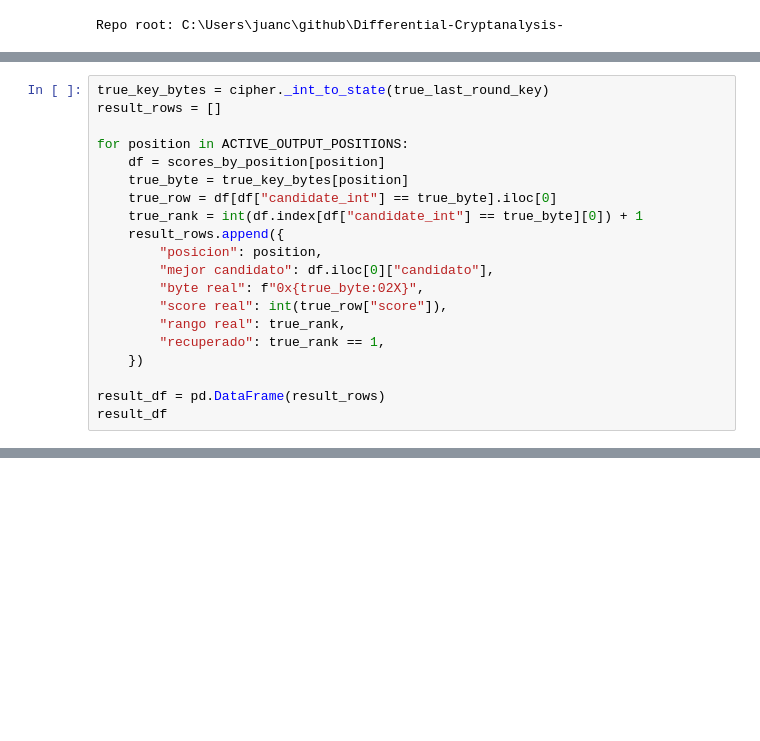
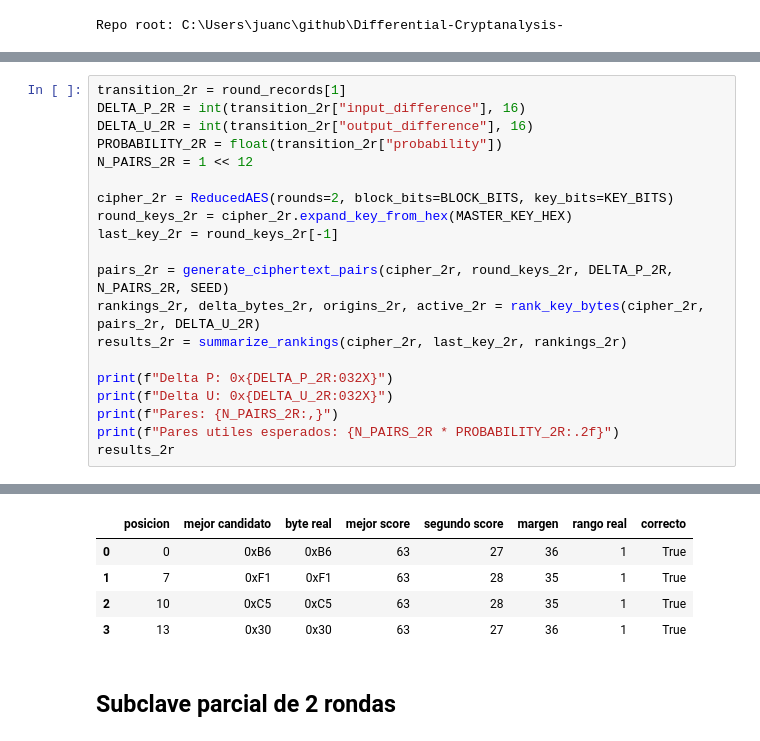
Before and after one commit to JuanDDY/Differential-Cryptanalysis-, a Jupyter notebook: differential_cryptoanalysis/aes_key_recovery_paso_a_paso.ipynb, the cells around one changed output, grey strips where cells are left out. Drawn from its saved outputs; the diff is of its cells as text; blank space fills up the shorter version.

```diff
--- a/differential_cryptoanalysis/aes_key_recovery_paso_a_paso.ipynb
+++ b/differential_cryptoanalysis/aes_key_recovery_paso_a_paso.ipynb
@@ -263,20 +65,0 @@ En un experimento exitoso, el byte real debe ocupar el primer lugar con un marge
-# %%
-true_key_bytes = cipher._int_to_state(true_last_round_key)
-result_rows = []
-
-for position in ACTIVE_OUTPUT_POSITIONS:
-    df = scores_by_position[position]
-    true_byte = true_key_bytes[position]
-    true_row = df[df["candidate_int"] == true_byte].iloc[0]
-    true_rank = int(df.index[df["candidate_int"] == true_byte][0]) + 1
-    result_rows.append({
-        "posicion": position,
-        "mejor candidato": df.iloc[0]["candidato"],
-        "byte real": f"0x{true_byte:02X}",
-        "score real": int(true_row["score"]),
-        "rango real": true_rank,
-        "recuperado": true_rank == 1,
-    })
-
-result_df = pd.DataFrame(result_rows)
-result_df
@@ -288,0 +146,21 @@ result_df
+# %%
+transition_2r = round_records[1]
+DELTA_P_2R = int(transition_2r["input_difference"], 16)
+DELTA_U_2R = int(transition_2r["output_difference"], 16)
+PROBABILITY_2R = float(transition_2r["probability"])
+N_PAIRS_2R = 1 << 12
+
+cipher_2r = ReducedAES(rounds=2, block_bits=BLOCK_BITS, key_bits=KEY_BITS)
+round_keys_2r = cipher_2r.expand_key_from_hex(MASTER_KEY_HEX)
+last_key_2r = round_keys_2r[-1]
+
+pairs_2r = generate_ciphertext_pairs(cipher_2r, round_keys_2r, DELTA_P_2R, N_PAIRS_2R, SEED)
+rankings_2r, delta_bytes_2r, origins_2r, active_2r = rank_key_bytes(cipher_2r, pairs_2r, DELTA_U_2R)
+results_2r = summarize_rankings(cipher_2r, last_key_2r, rankings_2r)
+
+print(f"Delta P: 0x{DELTA_P_2R:032X}")
+print(f"Delta U: 0x{DELTA_U_2R:032X}")
+print(f"Pares: {N_PAIRS_2R:,}")
+print(f"Pares utiles esperados: {N_PAIRS_2R * PROBABILITY_2R:.2f}")
+results_2r
+# %% [output]
@@ -288,0 +171,7 @@ result_df
+|  | posicion | mejor candidato | byte real | mejor score | segundo score | margen | rango real | correcto |
+| 0 | 0 | 0xB6 | 0xB6 | 63 | 27 | 36 | 1 | True |
+| 1 | 7 | 0xF1 | 0xF1 | 63 | 28 | 35 | 1 | True |
+| 2 | 10 | 0xC5 | 0xC5 | 63 | 28 | 35 | 1 | True |
+| 3 | 13 | 0x30 | 0x30 | 63 | 27 | 36 | 1 | True |
+# %% [markdown]
+## Subclave parcial de 2 rondas
```
Also changed, not shown: parts of 33 cells of this notebook, 15 other files.
